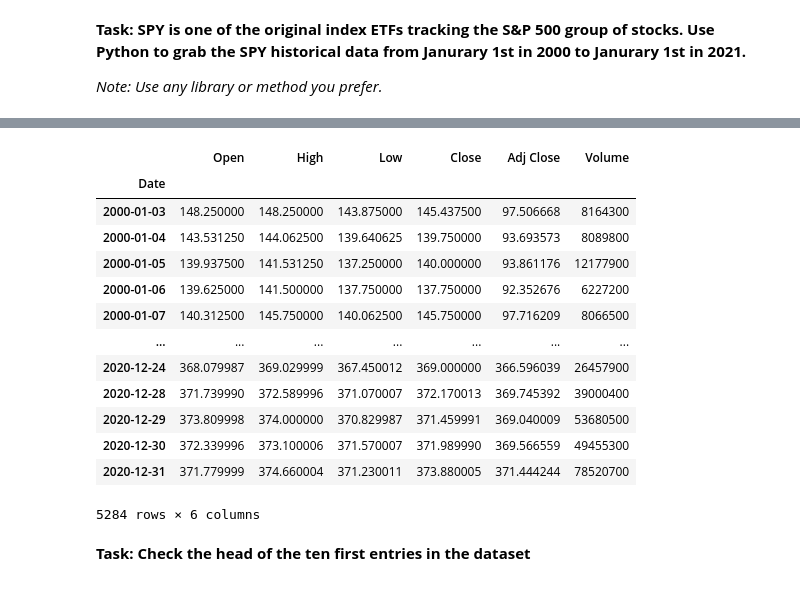
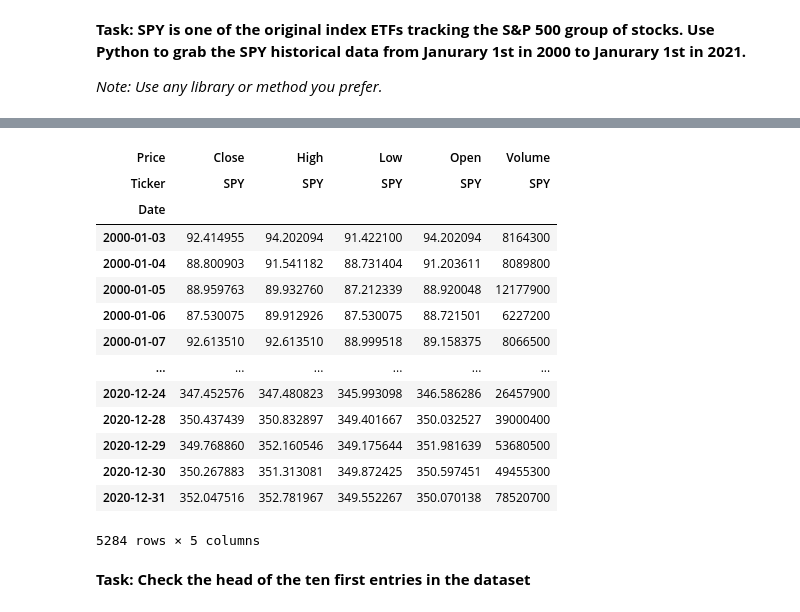
Before and after one commit to gurezende/Quant_Finance, a Jupyter notebook: exercises/06-Pandas-and-Finance-Exercise .ipynb, the cells around one changed output, grey strips where cells are left out. Drawn from its saved outputs; the diff is of its cells as text; code cells hidden in the pictures.

```diff
--- a/exercises/06-Pandas-and-Finance-Exercise .ipynb
+++ b/exercises/06-Pandas-and-Finance-Exercise .ipynb
@@ -19,4 +19,4 @@ import matplotlib.pyplot as plt
 *Note: Use any library or method you prefer.*
 # %%
 # Getting SPY ticker from y!Finance
-df = yf.download("SPY", start="2000-01-01", end="2020-12-31")
+df = yf.download("SPY", start="2000-01-01", end="2021-01-01")
@@ -26,16 +26,18 @@ df = yf.download("SPY", start="2000-01-01", end="2020-12-31")
 # %%
+df
 # %% [output]
-|  | Open | High | Low | Close | Adj Close | Volume |
-| Date |  |  |  |  |  |  |
-| 2000-01-03 | 148.250000 | 148.250000 | 143.875000 | 145.437500 | 97.506668 | 8164300 |
-| 2000-01-04 | 143.531250 | 144.062500 | 139.640625 | 139.750000 | 93.693573 | 8089800 |
-| 2000-01-05 | 139.937500 | 141.531250 | 137.250000 | 140.000000 | 93.861176 | 12177900 |
-| 2000-01-06 | 139.625000 | 141.500000 | 137.750000 | 137.750000 | 92.352676 | 6227200 |
-| 2000-01-07 | 140.312500 | 145.750000 | 140.062500 | 145.750000 | 97.716209 | 8066500 |
-| ... | ... | ... | ... | ... | ... | ... |
-| 2020-12-24 | 368.079987 | 369.029999 | 367.450012 | 369.000000 | 366.596039 | 26457900 |
-| 2020-12-28 | 371.739990 | 372.589996 | 371.070007 | 372.170013 | 369.745392 | 39000400 |
-| 2020-12-29 | 373.809998 | 374.000000 | 370.829987 | 371.459991 | 369.040009 | 53680500 |
-| 2020-12-30 | 372.339996 | 373.100006 | 371.570007 | 371.989990 | 369.566559 | 49455300 |
-| 2020-12-31 | 371.779999 | 374.660004 | 371.230011 | 373.880005 | 371.444244 | 78520700 |
+| Price | Close | High | Low | Open | Volume |
+| Ticker | SPY | SPY | SPY | SPY | SPY |
+| Date |  |  |  |  |  |
+| 2000-01-03 | 92.414955 | 94.202094 | 91.422100 | 94.202094 | 8164300 |
+| 2000-01-04 | 88.800903 | 91.541182 | 88.731404 | 91.203611 | 8089800 |
+| 2000-01-05 | 88.959763 | 89.932760 | 87.212339 | 88.920048 | 12177900 |
+| 2000-01-06 | 87.530075 | 89.912926 | 87.530075 | 88.721501 | 6227200 |
+| 2000-01-07 | 92.613510 | 92.613510 | 88.999518 | 89.158375 | 8066500 |
+| ... | ... | ... | ... | ... | ... |
+| 2020-12-24 | 347.452576 | 347.480823 | 345.993098 | 346.586286 | 26457900 |
+| 2020-12-28 | 350.437439 | 350.832897 | 349.401667 | 350.032527 | 39000400 |
+| 2020-12-29 | 349.768860 | 352.160546 | 349.175644 | 351.981639 | 53680500 |
+| 2020-12-30 | 350.267883 | 351.313081 | 349.872425 | 350.597451 | 49455300 |
+| 2020-12-31 | 352.047516 | 352.781967 | 349.552267 | 350.070138 | 78520700 |
-5284 rows × 6 columns
+5284 rows × 5 columns
```
Also changed, not shown: parts of 38 cells of this notebook, 1 other file.
